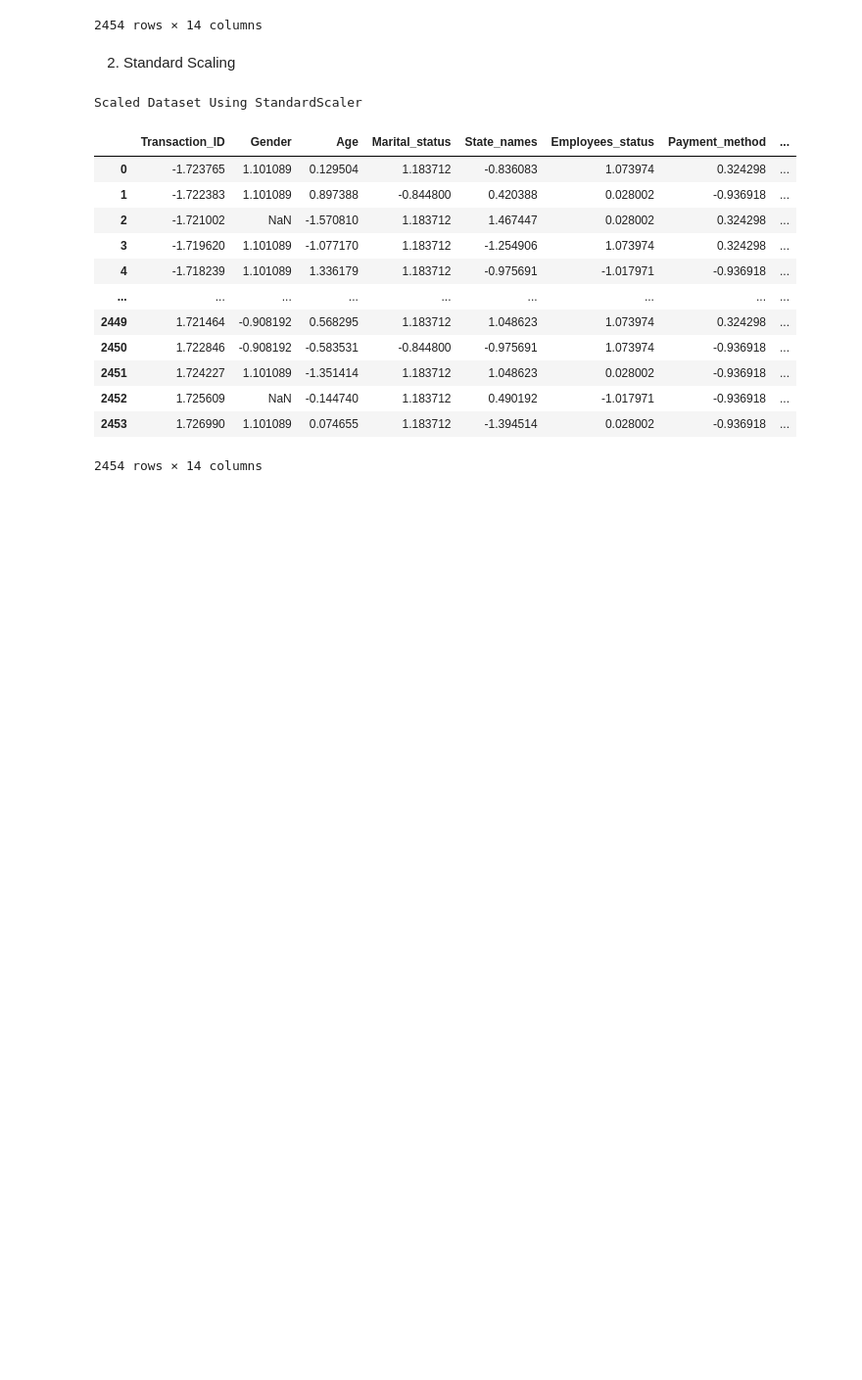
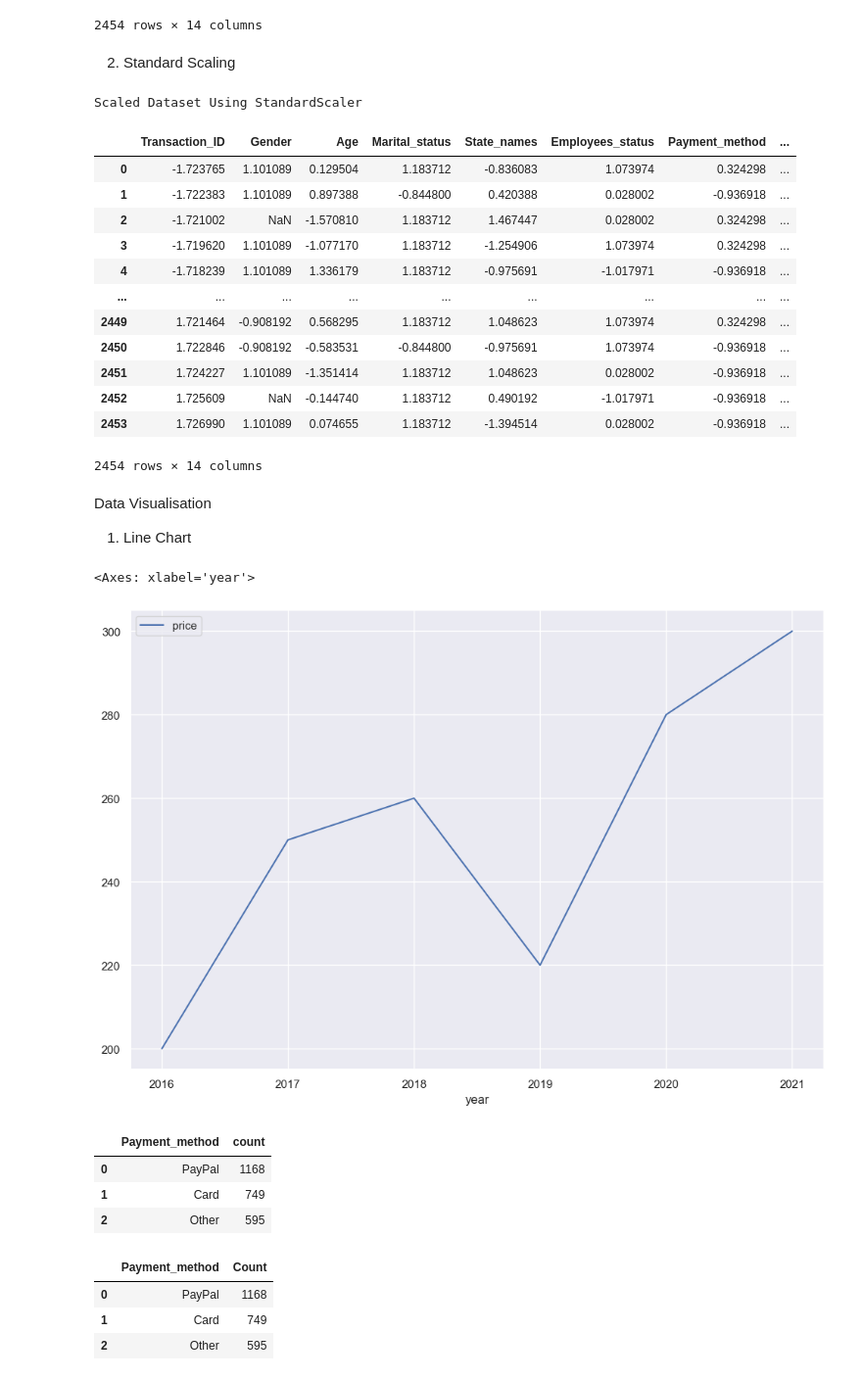
Before and after one commit to shehryarrashid/Data-Driven-AI, a Jupyter notebook: Exploratory-Data-Analysis/session4.ipynb, the cells around one changed output. Shown at 98% size. Cells and saved outputs as stored; diff of their text form; code cells hidden in the pictures; blank space fills up the shorter version.

Commit message:
Data Visualisation

```diff
--- a/Exploratory-Data-Analysis/session4.ipynb
+++ b/Exploratory-Data-Analysis/session4.ipynb
@@ -373,3 +373,7 @@ Scaled Dataset Using StandardScaler
 | 2452 | 1.725609 | NaN | -0.144740 | 1.183712 | 0.490192 | -1.017971 | -0.936918 | ... |
 | 2453 | 1.726990 | 1.101089 | 0.074655 | 1.183712 | -1.394514 | 0.028002 | -0.936918 | ... |
 2454 rows × 14 columns
+# %% [markdown]
+Data Visualisation
+
+1. Line Chart
@@ -375,0 +382,33 @@ Scaled Dataset Using StandardScaler
+# %%
+dict_line = {
+    'year' : [2016,2017,2018,2019,2020,2021],
+    'price' : [200, 250, 260, 220, 280, 300]
+}
+
+df_line = pd.DataFrame(dict_line)
+
+# use plot() method on the dataframe
+
+df_line.plot('year','price')
+# %% [output]
+<Axes: xlabel='year'>
+[figure, added]
+# %%
+# Pandas method
+
+pay_df = pd.DataFrame(fulldata[['Payment_method']].value_counts())
+pay_df = pay_df.reset_index()
+pay_df
+# %% [output]
+|  | Payment_method | count |
+| 0 | PayPal | 1168 |
+| 1 | Card | 749 |
+| 2 | Other | 595 |
+# %%
+pay_df.columns = ['Payment_method', 'Count']
+pay_df
+# %% [output]
+|  | Payment_method | Count |
+| 0 | PayPal | 1168 |
+| 1 | Card | 749 |
+| 2 | Other | 595 |
```
Also changed, not shown: parts of 20 cells of this notebook, 2 other files.
